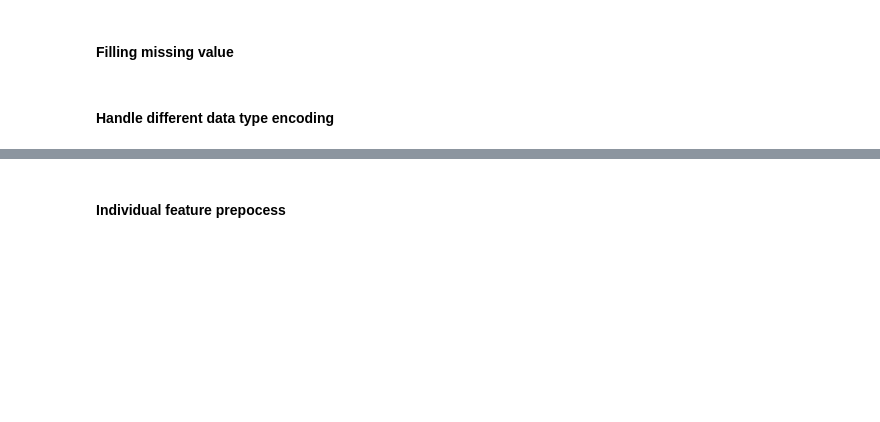
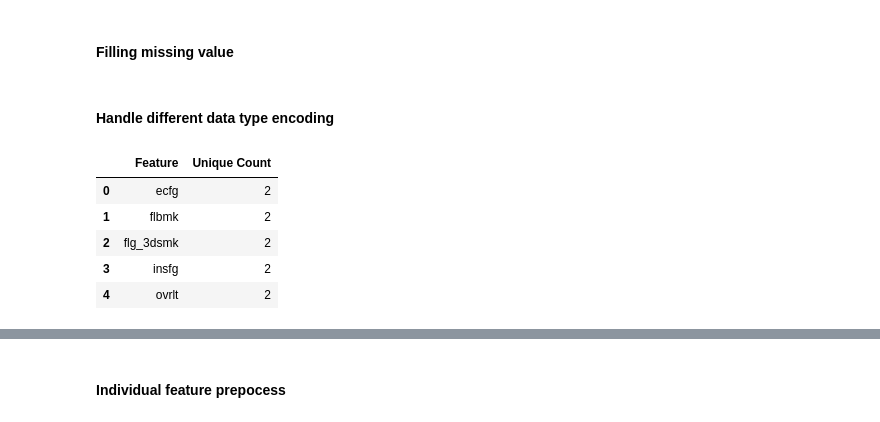
Before and after one commit to JJLIN1024/Fraud_Detection, a Jupyter notebook: Fraud_detection.ipynb, the cells around one changed output, grey strips where cells are left out. Saved outputs shown, nothing was run; the diff lists cells and outputs as text; code cells hidden in the pictures; blank space fills up the shorter version.

```diff
--- a/Fraud_detection.ipynb
+++ b/Fraud_detection.ipynb
@@ -232,12 +301,21 @@ Statistical Description of Columns
 #### Filling missing value
 # %%
 # fill with most frequent
-df_train['flbmk'] = df_train['flbmk'].fillna('N')
-df_train['flg_3dsmk'] = df_train['flg_3dsmk'].fillna('N')
+df_all['flbmk'] = df_all['flbmk'].fillna('N')
+df_all['flg_3dsmk'] = df_all['flg_3dsmk'].fillna('N')
 # %% [markdown]
 #### Handle different data type encoding
 # %%
-cat_feats = ds.structdata.get_cat_feats(df_train)
-num_feats = ds.structdata.get_num_feats(df_train)
-get_unique_counts = ds.structdata.get_unique_counts(df_train)
-all_feats = df_train.keys()
+cat_feats = ds.structdata.get_cat_feats(df_all)
+num_feats = ds.structdata.get_num_feats(df_all)
+get_unique_counts = ds.structdata.get_unique_counts(df_all)
+all_feats = df_all.keys()
+# %%
+get_unique_counts
+# %% [output]
+|  | Feature | Unique Count |
+| 0 | ecfg | 2 |
+| 1 | flbmk | 2 |
+| 2 | flg_3dsmk | 2 |
+| 3 | insfg | 2 |
+| 4 | ovrlt | 2 |
```
Also changed, not shown: parts of 95 cells of this notebook, 6 other files.
